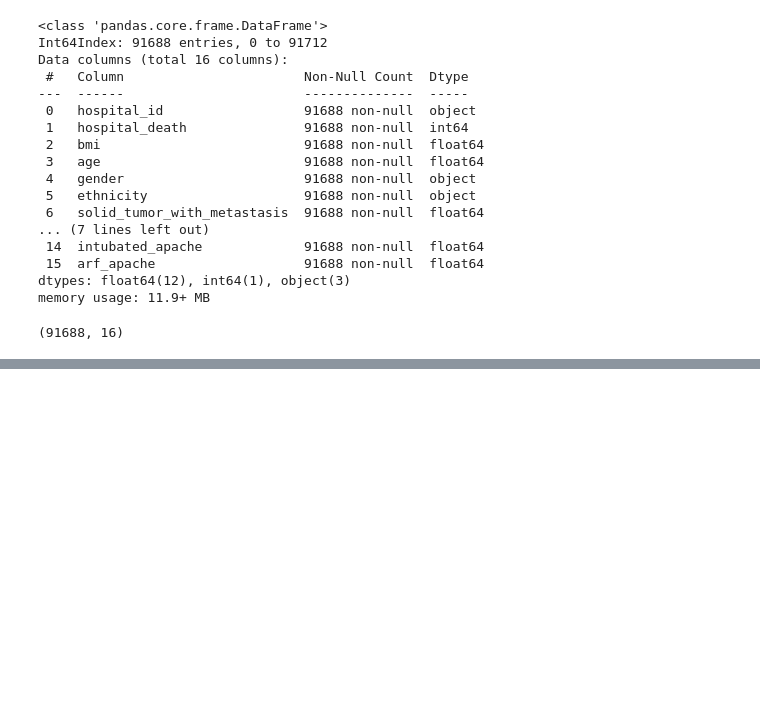
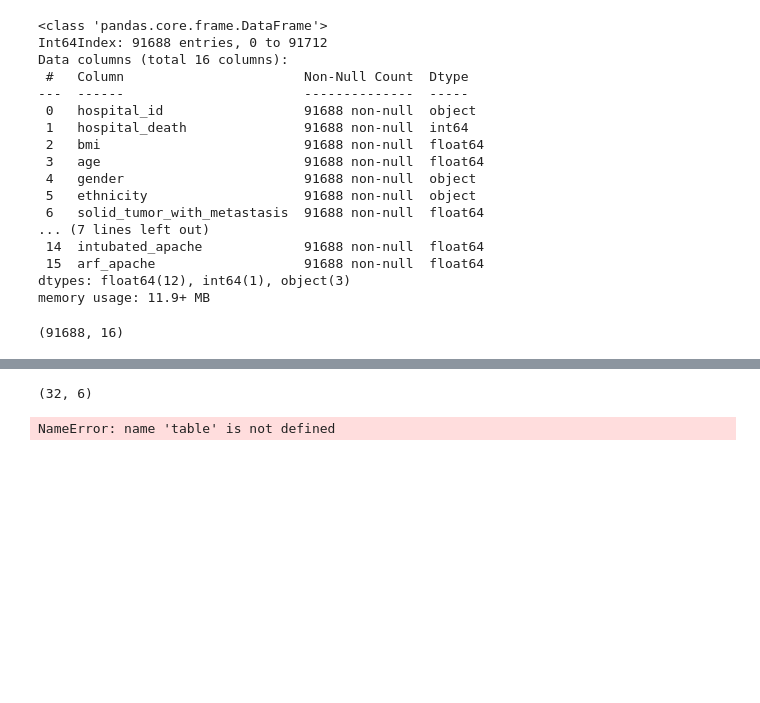
Before and after one commit to curie-capstone/predicting-patient-outcomes, a Jupyter notebook: chase/Untitled.ipynb, the cells around one changed output, grey strips where cells are left out. Saved outputs shown, nothing was run; the diff lists cells and outputs as text; code cells hidden in the pictures; blank space fills up the shorter version.

```diff
--- a/chase/Untitled.ipynb
+++ b/chase/Untitled.ipynb
@@ -198,0 +262,2 @@ plt.show()
+# %%
+df2 = pd.DataFrame.from_records(list)
@@ -198,0 +273,2 @@ plt.show()
+# %%
+df2.columns = ['column', 'num_nulls', 'val1_val_ratio', 'null_deathrate', 'not_null_deathrate', 'null_deaths']
@@ -198,0 +295,2 @@ plt.show()
+# %%
+df2 = df2.drop(df2.index[[43, 6, 52, 36, 48, 50, 46, 59, 54, 55, 57, 40, 38, 18, 23, 12, 34, 33, 42, 32, 30, 15, 20, 14, 26, 22, 28, 5, 4]])
@@ -198,0 +317,3 @@ plt.show()
+# %%
+df2 = df2.reset_index()
+df2 = df2.drop(columns=['index'])
@@ -198,0 +360,17 @@ plt.show()
+# %%
+df2.shape
+# %% [output]
+(32, 6)
+# %%
+#from pandas.table.plotting import table # EDIT: see deprecation warnings below
+
+ax = plt.subplot(111, frame_on=False) # no visible frame
+ax.xaxis.set_visible(False)  # hide the x axis
+ax.yaxis.set_visible(False)  # hide the y axis
+
+table(ax, df2)  # where df is your data frame
+
+plt.savefig('mytable.png')
+# %% [output]
+NameError: name 'table' is not defined
+[figure, added]
```
Also changed, not shown: parts of 12 cells of this notebook.
